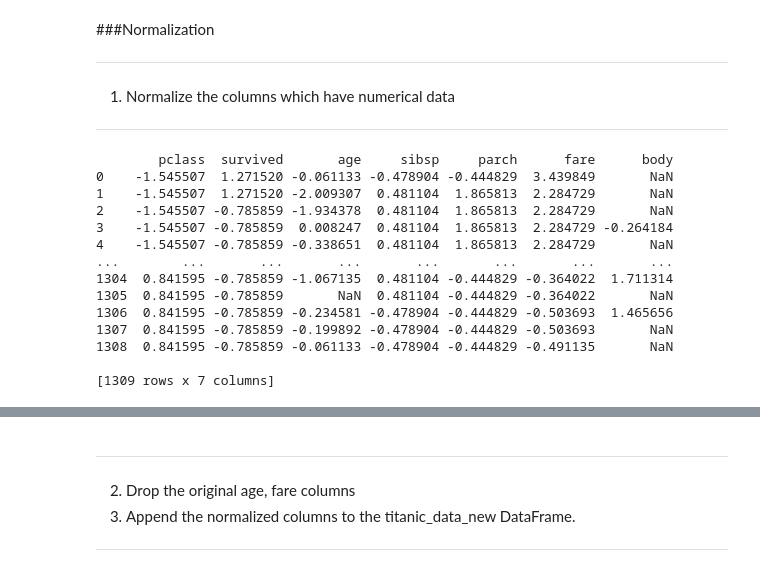
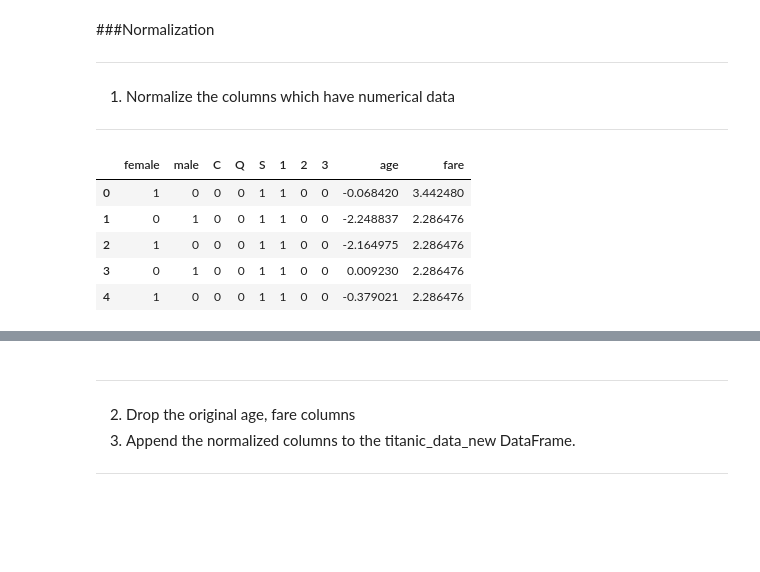
Before and after one commit to NehaNeha417/DS_SHALA, a Jupyter notebook: FINALE_Assignment_1_DS.ipynb, the cells around one changed output, grey strips where cells are left out. Cells and saved outputs as stored; diff of their text form; code cells hidden in the pictures; blank space fills up the shorter version.

```diff
--- a/FINALE_Assignment_1_DS.ipynb
+++ b/FINALE_Assignment_1_DS.ipynb
@@ -365,24 +365,3 @@ print(df1)
 
 
 ---
-# %%
-col=df[['pclass','survived','age','sibsp','parch','fare','body']]
-m1=col.mean()
-s1=col.std()
-norm=(col-m1)/s1
-print(norm)
-# %% [output]
-        pclass  survived       age     sibsp     parch      fare      body
-0    -1.545507  1.271520 -0.061133 -0.478904 -0.444829  3.439849       NaN
-1    -1.545507  1.271520 -2.009307  0.481104  1.865813  2.284729       NaN
-2    -1.545507 -0.785859 -1.934378  0.481104  1.865813  2.284729       NaN
-3    -1.545507 -0.785859  0.008247  0.481104  1.865813  2.284729 -0.264184
-4    -1.545507 -0.785859 -0.338651  0.481104  1.865813  2.284729       NaN
-...        ...       ...       ...       ...       ...       ...       ...
-1304  0.841595 -0.785859 -1.067135  0.481104 -0.444829 -0.364022  1.711314
-1305  0.841595 -0.785859       NaN  0.481104 -0.444829 -0.364022       NaN
-1306  0.841595 -0.785859 -0.234581 -0.478904 -0.444829 -0.503693  1.465656
-1307  0.841595 -0.785859 -0.199892 -0.478904 -0.444829 -0.503693       NaN
-1308  0.841595 -0.785859 -0.061133 -0.478904 -0.444829 -0.491135       NaN
-
-[1309 rows x 7 columns]
@@ -388,0 +371,11 @@ print(norm)
+# %%
+df1=df1.drop(columns=['age','fare'])
+df1=pd.concat([df1,age,fare],axis=1)
+df1.head()
+# %% [output]
+|  | female | male | C | Q | S | 1 | 2 | 3 | age | fare |
+| 0 | 1 | 0 | 0 | 0 | 1 | 1 | 0 | 0 | -0.068420 | 3.442480 |
+| 1 | 0 | 1 | 0 | 0 | 1 | 1 | 0 | 0 | -2.248837 | 2.286476 |
+| 2 | 1 | 0 | 0 | 0 | 1 | 1 | 0 | 0 | -2.164975 | 2.286476 |
+| 3 | 0 | 1 | 0 | 0 | 1 | 1 | 0 | 0 | 0.009230 | 2.286476 |
+| 4 | 1 | 0 | 0 | 0 | 1 | 1 | 0 | 0 | -0.379021 | 2.286476 |
```
Also changed, not shown: parts of 6 cells of this notebook.
